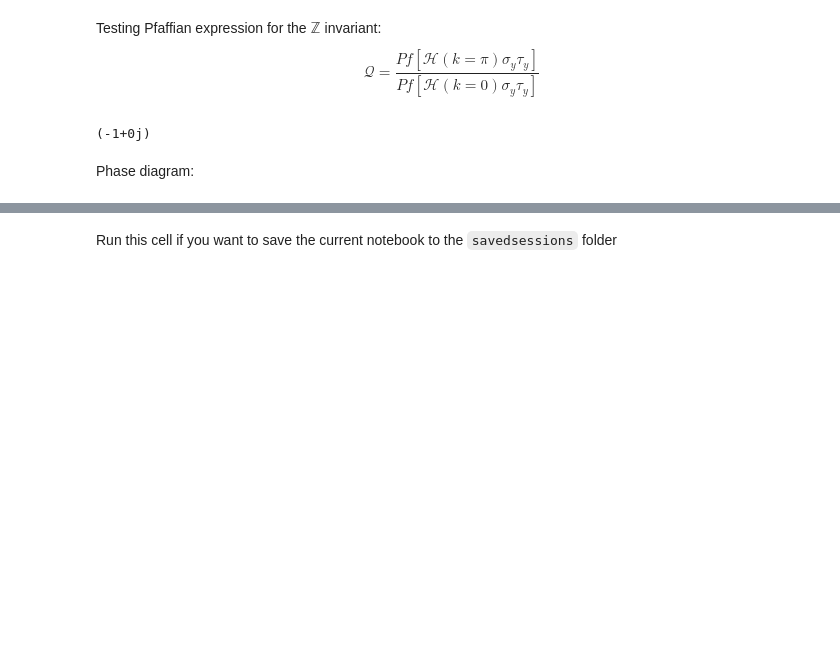
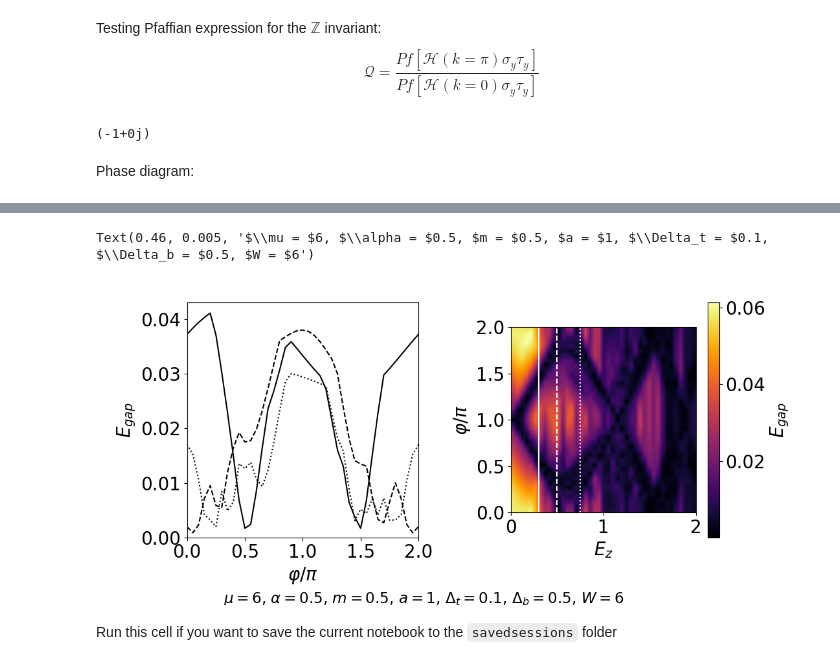
Before and after one commit to krishtoffel99/Josephson-Investigations-Old, a Jupyter notebook: Josephson effect and Supercurrents/Rashba2DEGJunction/RashbaJunction_band_structures.ipynb, the cells around one changed output, grey strips where cells are left out. Drawn from its saved outputs; the diff is of its cells as text; code cells hidden in the pictures; blank space fills up the shorter version.

```diff
--- a/Josephson effect and Supercurrents/Rashba2DEGJunction/RashbaJunction_band_structures.ipynb
+++ b/Josephson effect and Supercurrents/Rashba2DEGJunction/RashbaJunction_band_structures.ipynb
@@ -269,3 +272,44 @@ plt.tight_layout()
+# %%
+# Slices through Zeeman coupling:
+slice = np.array([6 , 10 , 15])
+
+# Linestyles:
+linestyles = ['-' , '--' , 'dotted']
+
+# Calculating slices of the topological Gap:
+fig , ax = plt.subplots(nrows = 1 , ncols = 2 , figsize = (11 , 5))
+im = ax[1].imshow(E_gap , extent= [np.min(zee_values) , np.max(zee_values) , np.min(phase_values) , np.max(phase_values)] , cmap = 'inferno' , interpolation= 'bilinear')
+ax[1].set_xlabel(r'$E_{z}$')
+ax[1].set_ylabel(r'$\varphi / \pi$')
+
+plt.colorbar(mappable = im , label = r'$E_{gap}$')
+
+n = 0
+for i in slice:
+    ax[1].axvline(zee_values[i] , linestyle = linestyles[n] , color = 'w')
+    n += 1
+
+
+
+n = 0
+for i in slice:
+    # labelstring = str(zee_values[i])
+    ax[0].plot(phase_values , E_gap[: , i] , linestyle =  linestyles[n] , color = 'black')
+    n+=1
+
+ax[0].set_ylim(bottom = 0)
+ax[0].set_xlim(left = 0 , right = 2)
+ax[0].set_xlabel(r'$\varphi/\pi$')
+ax[0].set_ylabel(r'$E_{gap}$')
+plt.tight_layout()
+
+# parameter string:
+title = (r'$\mu = $' + str(params.mu) + ', ' + r'$\alpha = $' + str(params.alpha) + ', ' +  r'$m = $' + str(params.m_eff) + r', $a = $' + str(params.a) + r', $\Delta_t = $' + str(params.Deltatop)
+         + r', $\Delta_b = $' + str(params.Deltabottom) +  r', $W = $' + str(params.W))
+fig.text(0.46 , 0.005 , title , ha = 'center' , fontsize = 'small')
+# %% [output]
+Text(0.46, 0.005, '$\\mu = $6, $\\alpha = $0.5, $m = $0.5, $a = $1, $\\Delta_t = $0.1, $\\Delta_b = $0.5, $W = $6')
+[figure, added]
 # %% [markdown]
 Run this cell if you want to save the current notebook to the `savedsessions` folder
 # %%
```
Also changed, not shown: parts of 6 cells of this notebook, 5 other files.
